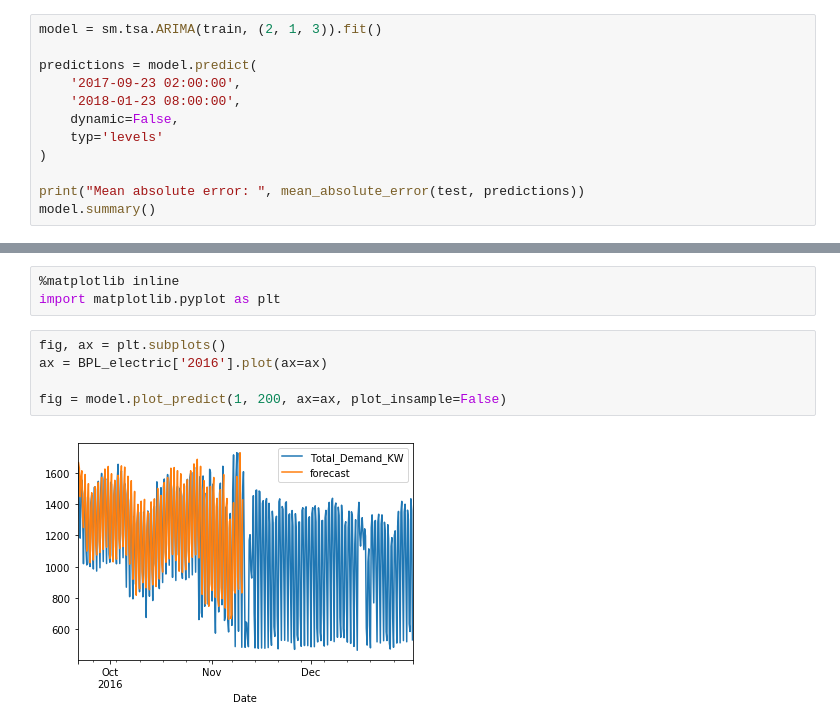
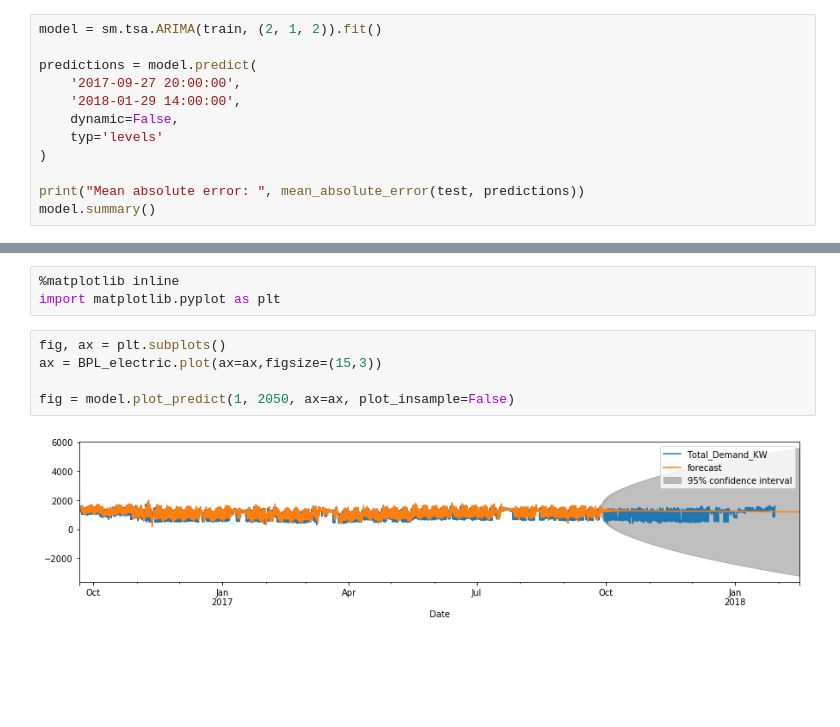
Before and after one commit to marcmeijer/BPL, a Jupyter notebook: BPL City Hall Electricity Analysis.ipynb, the cells around one changed output, grey strips where cells are left out. Cells and saved outputs as stored; diff of their text form; blank space fills up the shorter version.

```diff
--- a/BPL City Hall Electricity Analysis.ipynb
+++ b/BPL City Hall Electricity Analysis.ipynb
@@ -273,11 +271,11 @@ model.resid.plot()
 # %% [markdown]
 #### Finally, compute an ARIMA model to improve your prediction error - iterate on the p, q, and parameters comparing the model's performance.
 # %%
-model = sm.tsa.ARIMA(train, (2, 1, 3)).fit()
+model = sm.tsa.ARIMA(train, (2, 1, 2)).fit()
 
 predictions = model.predict(
-    '2017-09-23 02:00:00',
-    '2018-01-23 08:00:00',
+    '2017-09-27 20:00:00',
+    '2018-01-29 14:00:00',
     dynamic=False,
     typ='levels'
 )
@@ -323,8 +319,8 @@ model.plot_predict(1, 50)
 import matplotlib.pyplot as plt
 # %%
 fig, ax = plt.subplots()
-ax = BPL_electric['2016'].plot(ax=ax)
+ax = BPL_electric.plot(ax=ax,figsize=(15,3))
 
-fig = model.plot_predict(1, 200, ax=ax, plot_insample=False)
+fig = model.plot_predict(1, 2050, ax=ax, plot_insample=False)
 # %% [output]
-[figure, old version]
+[figure, new version]
```
Also changed, not shown: parts of 14 cells of this notebook.
